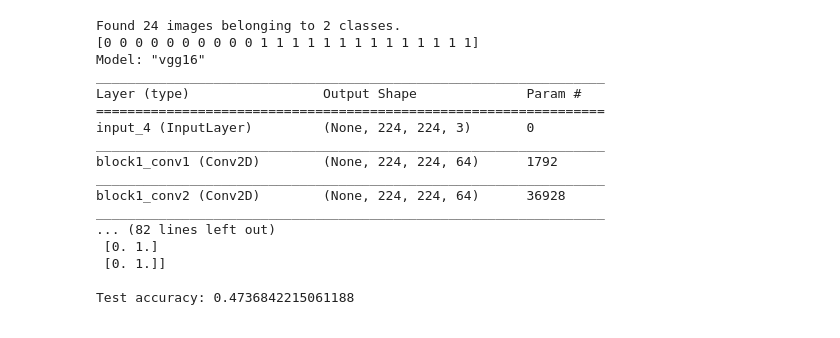
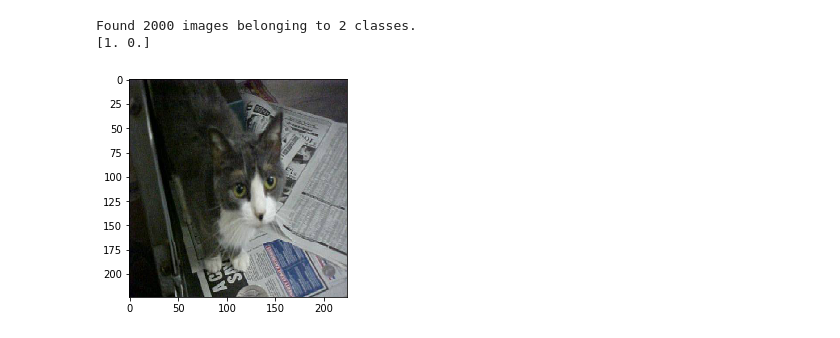
Before and after one commit to RF-Lab/lab_sources, a Jupyter notebook: notebooks/berry_classifier.ipynb, the cells around one changed output. Cells and saved outputs as stored; diff of their text form; code cells hidden in the pictures.

```diff
--- a/notebooks/berry_classifier.ipynb
+++ b/notebooks/berry_classifier.ipynb
@@ -4,13 +4,15 @@
 import os
 import requests, zipfile, io
 
-url = 'https://github.com/RF-Lab/lab_sources/blob/master/notebooks/dataset.zip?raw=true'
+#url = 'https://github.com/RF-Lab/lab_sources/blob/master/notebooks/dataset.zip?raw=true'
+url = 'https://storage.googleapis.com/mledu-datasets/cats_and_dogs_filtered.zip'
 r = requests.get(url)
 z = zipfile.ZipFile(io.BytesIO(r.content))
 z.extractall('/tmp/')
 z.close()
 
-base_dir = '/tmp/dataset'
+#base_dir = '/tmp/dataset'
+base_dir = '/tmp/cats_and_dogs_filtered'
 train_dir = os.path.join(base_dir, 'train')
 validation_dir = os.path.join(base_dir, 'validation')
 # %%
@@ -18,17 +20,19 @@ from keras.preprocessing.image import ImageDataGenerator
 from keras.applications.vgg16 import VGG16
 from keras.models import Model
 from keras.models import Sequential
-from keras.layers import Dense, Activation
+from keras.layers import Dense, Dropout, Activation
 from keras.utils import to_categorical
+import matplotlib.pyplot as plt
 
 train_datagen = ImageDataGenerator(
     rescale=1./255,
-    rotation_range=40,
-    width_shift_range=0.2,
-    height_shift_range=0.2,
-    shear_range=0.2,
-    zoom_range=0.2,
-    horizontal_flip=True,)
+    #rotation_range=40,
+    #width_shift_range=0.2,
+    #height_shift_range=0.2,
+    #shear_range=0.2,
+    #zoom_range=0.2,
+    #horizontal_flip=True,
+    )
 
 train_generator = train_datagen.flow_from_directory(
         train_dir,  # This is the source directory for training images
@@ -37,64 +41,68 @@ train_generator = train_datagen.flow_from_directory(
         # Since we use binary_crossentropy loss, we need binary labels
         class_mode='categorical')
 
+x,y = train_generator.next()
+for i in range(0,3):
+    image = x[i]
+    label = y[i]
+    print (label)
+    plt.imshow(image)
+    plt.show()
+
 train_labels = train_generator.labels
 print(train_labels)
 
 model = VGG16(weights='imagenet')
+print('Original VGG16 model\n')
 model.summary()
-model = Model(inputs=model.input, outputs=model.get_layer('fc2').output)
+model = Model(inputs=model.input, outputs=model.get_layer('fc1').output)
+print('VGG16 model w/o softmax\n')
+model.summary()
 
+print('Get VGG fc2 inference\n')
 smax_train_data = model.predict_generator(train_generator)
+print('Completed\n')
 
 smax_model = Sequential()
+smax_model.add(Dense(4096, input_dim=4096))
+smax_model.add(Dropout(0.5))
+smax_model.add(Activation('relu'))
 smax_model.add(Dense(2, input_dim=4096))
+smax_model.add(Dropout(0.5))
 smax_model.add(Activation('softmax'))
-smax_model.compile(optimizer='adam',
-              loss='binary_crossentropy',
+smax_model.compile(optimizer='rmsprop',
+              loss='categorical_crossentropy',
               metrics=['accuracy'])
 
 train_labels = to_categorical(train_labels)
-smax_model.fit(smax_train_data, train_labels, epochs=10)
+smax_model.fit(smax_train_data, train_labels, epochs=5)
 
 validate_datagen = ImageDataGenerator(
     rescale=1./255,
-    rotation_range=40,
-    width_shift_range=0.2,
-    height_shift_range=0.2,
-    shear_range=0.2,
-    zoom_range=0.2,
-    horizontal_flip=True,)
+    #rotation_range=40,
+    #width_shift_range=0.2,
+    #height_shift_range=0.2,
+    #shear_range=0.2,
+    #zoom_range=0.2,
+    #horizontal_flip=True,
+    )
 
 validate_generator = validate_datagen.flow_from_directory(
         validation_dir,  # This is the source directory for training images
         target_size=(224, 224),  # All images will be resized to 150x150
         batch_size=20,
         # Since we use binary_crossentropy loss, we need binary labels
         class_mode='categorical')
 
 validate_labels = validate_generator.labels
 validate_labels = to_categorical(validate_labels)
 print(validate_labels)
 
 smax_validate_data = model.predict_generator(validate_generator)
 
 test_loss, test_acc = smax_model.evaluate(smax_validate_data,  validate_labels, verbose=2)
 print('\nTest accuracy:', test_acc)
 # %% [output]
-Found 24 images belonging to 2 classes.
-[0 0 0 0 0 0 0 0 0 0 1 1 1 1 1 1 1 1 1 1 1 1 1 1]
-Model: "vgg16"
-_________________________________________________________________
-Layer (type)                 Output Shape              Param #
-=================================================================
-input_4 (InputLayer)         (None, 224, 224, 3)       0
-_________________________________________________________________
-block1_conv1 (Conv2D)        (None, 224, 224, 64)      1792
-_________________________________________________________________
-block1_conv2 (Conv2D)        (None, 224, 224, 64)      36928
-_________________________________________________________________
-... (82 lines left out)
- [0. 1.]
- [0. 1.]]
-
-Test accuracy: 0.4736842215061188
+Found 2000 images belonging to 2 classes.
+[1. 0.]
+[figure, added]
```
Also changed, not shown: parts of 1 cell of this notebook.
